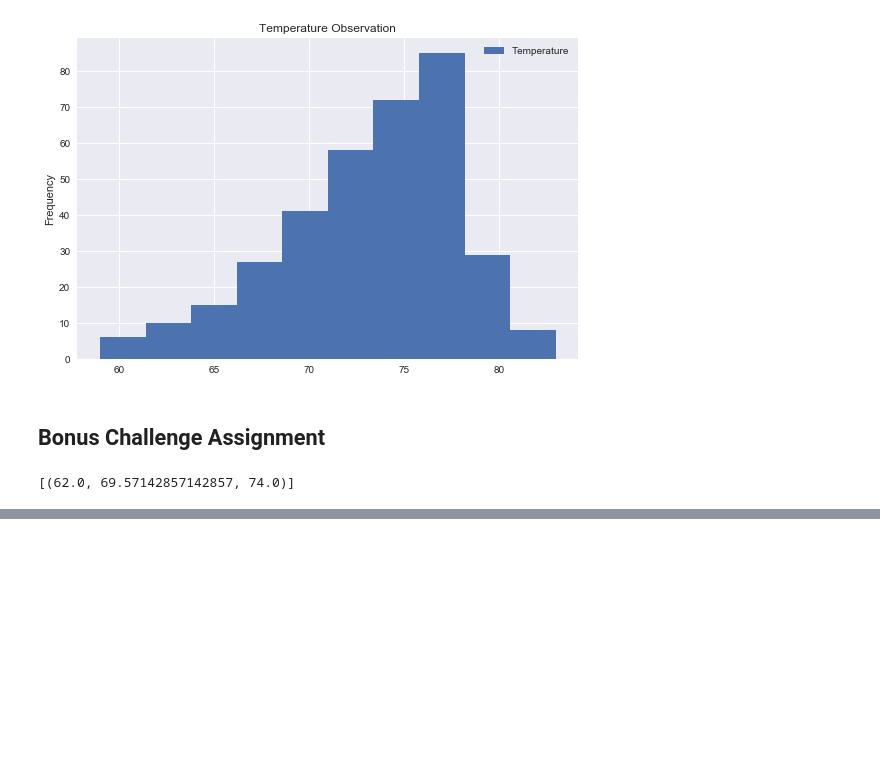
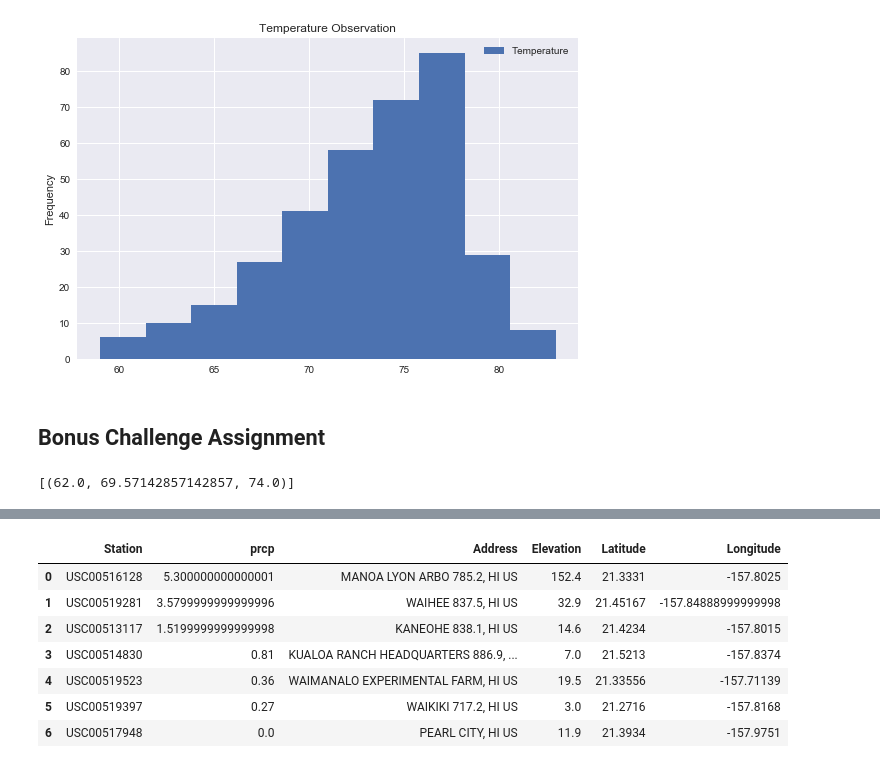
Before and after one commit to Jannat-Randhawa/SQL-Alchemy-, a Jupyter notebook: Climate.ipynb, the cells around one changed output, grey strips where cells are left out. Cells and saved outputs as stored; diff of their text form; code cells hidden in the pictures; blank space fills up the shorter version.

```diff
--- a/Climate.ipynb
+++ b/Climate.ipynb
@@ -236,6 +219,37 @@ print(calc_temps('2012-02-28', '2012-03-05'))
 # %%
 # Calculate the total amount of rainfall per weather station for your trip dates using the previous year's matching dates.
 # Sort this in descending order by precipitation amount and list the station, name, latitude, longitude, and elevation
+
+total_rainfall = session.query(Station.station,
+                                func.sum(Measurement.prcp),
+                                Station.name,
+                                Station.elevation,
+                                Station.latitude,
+                                Station.longitude
+                                ).filter(Measurement.station == Station.station).\
+                                        filter(Measurement.date >= trip_start).\
+                                        filter(Measurement.date <= trip_end).\
+                                        group_by(Station.station)\
+                                        .order_by(func.sum(Measurement.prcp).desc()).all()
+
+data = pd.DataFrame(np.array(total_rainfall))
+
+rainfall_data = data.rename(columns={0: "Station",
+                                     1: "prcp",
+                                     2: "Address",
+                                     3: "Elevation",
+                                     4: "Latitude",
+                                     5: "Longitude"})
+rainfall_data
+# %% [output]
+|  | Station | prcp | Address | Elevation | Latitude | Longitude |
+| 0 | USC00516128 | 5.300000000000001 | MANOA LYON ARBO 785.2, HI US | 152.4 | 21.3331 | -157.8025 |
+| 1 | USC00519281 | 3.5799999999999996 | WAIHEE 837.5, HI US | 32.9 | 21.45167 | -157.84888999999998 |
+| 2 | USC00513117 | 1.5199999999999998 | KANEOHE 838.1, HI US | 14.6 | 21.4234 | -157.8015 |
+| 3 | USC00514830 | 0.81 | KUALOA RANCH HEADQUARTERS 886.9, ... | 7.0 | 21.5213 | -157.8374 |
+| 4 | USC00519523 | 0.36 | WAIMANALO EXPERIMENTAL FARM, HI US | 19.5 | 21.33556 | -157.71139 |
+| 5 | USC00519397 | 0.27 | WAIKIKI 717.2, HI US | 3.0 | 21.2716 | -157.8168 |
+| 6 | USC00517948 | 0.0 | PEARL CITY, HI US | 11.9 | 21.3934 | -157.9751 |
 # %%
 # Create a query that will calculate the daily normals
 # (i.e. the averages for tmin, tmax, and tavg for all historic data matching a specific month and day)
```
Also changed, not shown: parts of 12 cells of this notebook, 1 other file.
